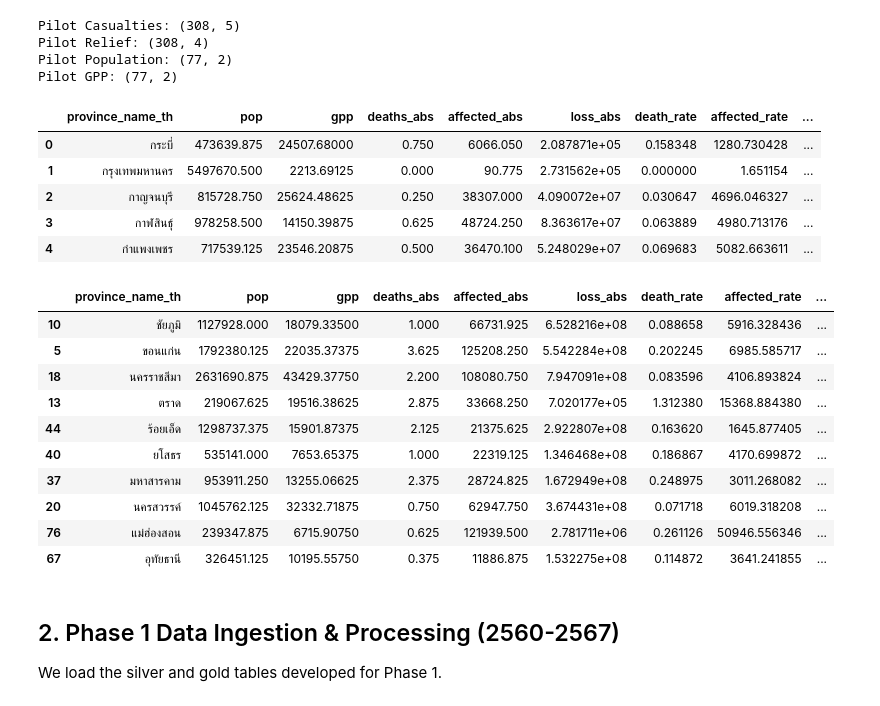
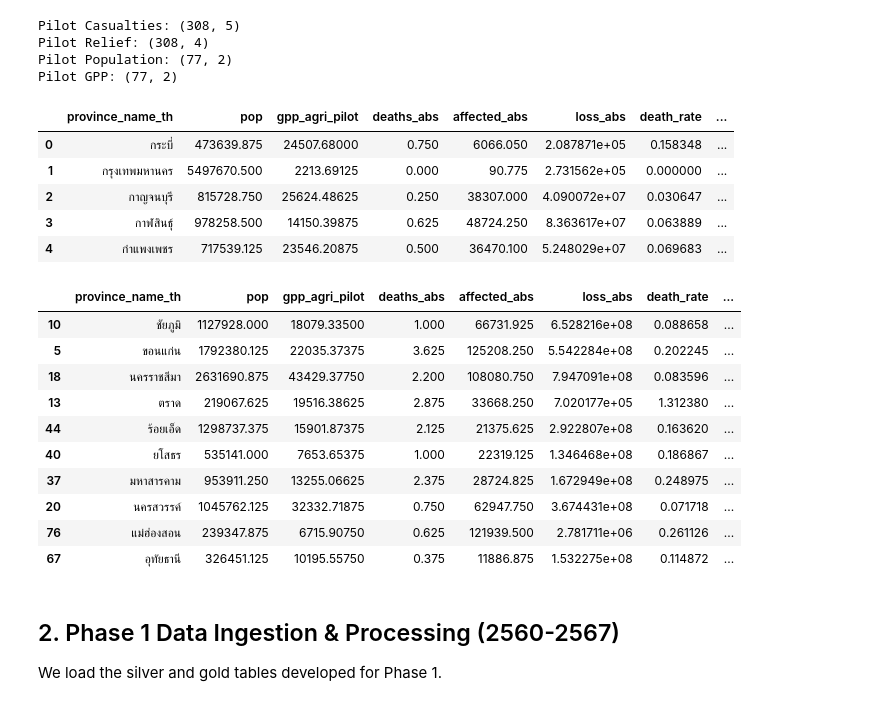
Before and after one commit to Bossax/arun-creagy, a Jupyter notebook: ψ/incubate/DCCE/CRI/data_system/script/analysis_notebooks/cri_methodology_comparison.ipynb, the cells around one changed output. Cells and saved outputs as stored; diff of their text form; code cells hidden in the pictures.

```diff
--- a/ψ/incubate/DCCE/CRI/data_system/script/analysis_notebooks/cri_methodology_comparison.ipynb
+++ b/ψ/incubate/DCCE/CRI/data_system/script/analysis_notebooks/cri_methodology_comparison.ipynb
@@ -102,43 +103,43 @@ pilot_relief_prov = pilot_relief.groupby("province_name_th").agg({
 }).reset_index()
 
 # Aggregate denominators as well in case normalization caused duplicates
 pilot_pop_agg = pilot_pop.groupby("province_name_th", as_index=False)["population_avg_2559_2566"].mean()
 pilot_gpp_agg = pilot_gpp.groupby("province_name_th", as_index=False)["gpp_avg_2559_2566"].mean()
 
 # Merge all Pilot components
 pilot_df = pilot_pop_agg.merge(pilot_gpp_agg, on="province_name_th", how="outer") \
                    .merge(pilot_casualties_prov, on="province_name_th", how="outer") \
                    .merge(pilot_relief_prov, on="province_name_th", how="outer")
 
 # Fill NaNs with 0 for impact metrics
 impact_cols = ["deaths_count_avg_2559_2566", "injured_count_avg_2559_2566", "relief_amount_avg_2559_2566_baht"]
 pilot_df[impact_cols] = pilot_df[impact_cols].fillna(0)
 
 # Rename for clarity (GPP is TOTAL GPP per user clarification)
 pilot_df = pilot_df.rename(columns={
     "population_avg_2559_2566": "pop",
-    "gpp_avg_2559_2566": "gpp",
+    "gpp_avg_2559_2566": "gpp_agri_pilot",
     "deaths_count_avg_2559_2566": "deaths_abs",
     "injured_count_avg_2559_2566": "affected_abs",
     "relief_amount_avg_2559_2566_baht": "loss_abs"
 })
 
 # Calculate Rates
 pilot_df["death_rate"] = (pilot_df["deaths_abs"] / pilot_df["pop"]) * 100000
 pilot_df["affected_rate"] = (pilot_df["affected_abs"] / pilot_df["pop"]) * 100000
 # GPP is Million Baht
-pilot_df["loss_rate"] = pilot_df["loss_abs"] / (pilot_df["gpp"] * 1000000)
+pilot_df["loss_rate"] = pilot_df["loss_abs"] / (pilot_df["gpp_agri_pilot"] * 1000000)
 
 pilot_df.head()
 # %% [output]
-|  | province_name_th | pop | gpp | deaths_abs | affected_abs | loss_abs | death_rate | affected_rate | ... |
-| 0 | กระบี่ | 473639.875 | 24507.68000 | 0.750 | 6066.050 | 2.087871e+05 | 0.158348 | 1280.730428 | ... |
-| 1 | กรุงเทพมหานคร | 5497670.500 | 2213.69125 | 0.000 | 90.775 | 2.731562e+05 | 0.000000 | 1.651154 | ... |
-| 2 | กาญจนบุรี | 815728.750 | 25624.48625 | 0.250 | 38307.000 | 4.090072e+07 | 0.030647 | 4696.046327 | ... |
-| 3 | กาฬสินธุ์ | 978258.500 | 14150.39875 | 0.625 | 48724.250 | 8.363617e+07 | 0.063889 | 4980.713176 | ... |
-| 4 | กำแพงเพชร | 717539.125 | 23546.20875 | 0.500 | 36470.100 | 5.248029e+07 | 0.069683 | 5082.663611 | ... |
+|  | province_name_th | pop | gpp_agri_pilot | deaths_abs | affected_abs | loss_abs | death_rate | ... |
+| 0 | กระบี่ | 473639.875 | 24507.68000 | 0.750 | 6066.050 | 2.087871e+05 | 0.158348 | ... |
+| 1 | กรุงเทพมหานคร | 5497670.500 | 2213.69125 | 0.000 | 90.775 | 2.731562e+05 | 0.000000 | ... |
+| 2 | กาญจนบุรี | 815728.750 | 25624.48625 | 0.250 | 38307.000 | 4.090072e+07 | 0.030647 | ... |
+| 3 | กาฬสินธุ์ | 978258.500 | 14150.39875 | 0.625 | 48724.250 | 8.363617e+07 | 0.063889 | ... |
+| 4 | กำแพงเพชร | 717539.125 | 23546.20875 | 0.500 | 36470.100 | 5.248029e+07 | 0.069683 | ... |
 # %%
-# 1.2 Pilot Normalization & Scoring
+## 1.2 Pilot Normalization & Scoring
 def calculate_cri(df, prefix=""):
     # Standard columns expected in input DF (no prefix)
     base_cols = ["deaths_abs", "death_rate", "affected_abs", "affected_rate", "loss_abs", "loss_rate"]
@@ -163,17 +164,17 @@ pilot_scored = calculate_cri(pilot_df, prefix="pilot_")
 pilot_scored["pilot_rank"] = pilot_scored["pilot_cri_score"].rank(ascending=False)
 pilot_scored.sort_values("pilot_rank").head(10)
 # %% [output]
-|  | province_name_th | pop | gpp | deaths_abs | affected_abs | loss_abs | death_rate | affected_rate | ... |
-| 10 | ชัยภูมิ | 1127928.000 | 18079.33500 | 1.000 | 66731.925 | 6.528216e+08 | 0.088658 | 5916.328436 | ... |
-| 5 | ขอนแก่น | 1792380.125 | 22035.37375 | 3.625 | 125208.250 | 5.542284e+08 | 0.202245 | 6985.585717 | ... |
-| 18 | นครราชสีมา | 2631690.875 | 43429.37750 | 2.200 | 108080.750 | 7.947091e+08 | 0.083596 | 4106.893824 | ... |
-| 13 | ตราด | 219067.625 | 19516.38625 | 2.875 | 33668.250 | 7.020177e+05 | 1.312380 | 15368.884380 | ... |
-| 44 | ร้อยเอ็ด | 1298737.375 | 15901.87375 | 2.125 | 21375.625 | 2.922807e+08 | 0.163620 | 1645.877405 | ... |
-| 40 | ยโสธร | 535141.000 | 7653.65375 | 1.000 | 22319.125 | 1.346468e+08 | 0.186867 | 4170.699872 | ... |
-| 37 | มหาสารคาม | 953911.250 | 13255.06625 | 2.375 | 28724.825 | 1.672949e+08 | 0.248975 | 3011.268082 | ... |
-| 20 | นครสวรรค์ | 1045762.125 | 32332.71875 | 0.750 | 62947.750 | 3.674431e+08 | 0.071718 | 6019.318208 | ... |
-| 76 | แม่ฮ่องสอน | 239347.875 | 6715.90750 | 0.625 | 121939.500 | 2.781711e+06 | 0.261126 | 50946.556346 | ... |
-| 67 | อุทัยธานี | 326451.125 | 10195.55750 | 0.375 | 11886.875 | 1.532275e+08 | 0.114872 | 3641.241855 | ... |
+|  | province_name_th | pop | gpp_agri_pilot | deaths_abs | affected_abs | loss_abs | death_rate | ... |
+| 10 | ชัยภูมิ | 1127928.000 | 18079.33500 | 1.000 | 66731.925 | 6.528216e+08 | 0.088658 | ... |
+| 5 | ขอนแก่น | 1792380.125 | 22035.37375 | 3.625 | 125208.250 | 5.542284e+08 | 0.202245 | ... |
+| 18 | นครราชสีมา | 2631690.875 | 43429.37750 | 2.200 | 108080.750 | 7.947091e+08 | 0.083596 | ... |
+| 13 | ตราด | 219067.625 | 19516.38625 | 2.875 | 33668.250 | 7.020177e+05 | 1.312380 | ... |
+| 44 | ร้อยเอ็ด | 1298737.375 | 15901.87375 | 2.125 | 21375.625 | 2.922807e+08 | 0.163620 | ... |
+| 40 | ยโสธร | 535141.000 | 7653.65375 | 1.000 | 22319.125 | 1.346468e+08 | 0.186867 | ... |
+| 37 | มหาสารคาม | 953911.250 | 13255.06625 | 2.375 | 28724.825 | 1.672949e+08 | 0.248975 | ... |
+| 20 | นครสวรรค์ | 1045762.125 | 32332.71875 | 0.750 | 62947.750 | 3.674431e+08 | 0.071718 | ... |
+| 76 | แม่ฮ่องสอน | 239347.875 | 6715.90750 | 0.625 | 121939.500 | 2.781711e+06 | 0.261126 | ... |
+| 67 | อุทัยธานี | 326451.125 | 10195.55750 | 0.375 | 11886.875 | 1.532275e+08 | 0.114872 | ... |
 # %% [markdown]
 ## 2. Phase 1 Data Ingestion & Processing (2560-2567)
 
```
Also changed, not shown: parts of 16 cells of this notebook, 3 other files.
